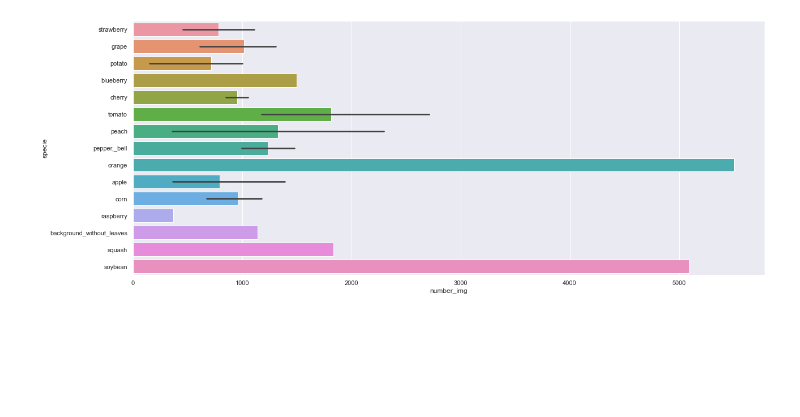
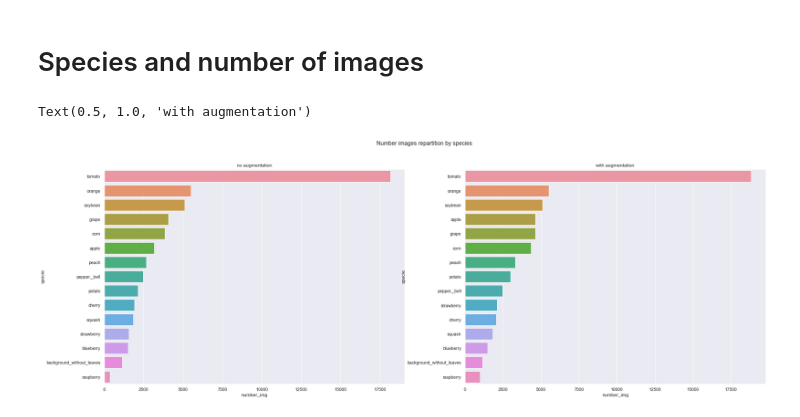
Before and after one commit to owalid/leaf-valley, a Jupyter notebook: data_viz/directory_viz.ipynb, the cells around one changed output. Cells and saved outputs as stored; diff of their text form; code cells hidden in the pictures; blank space fills up the shorter version.

```diff
--- a/data_viz/directory_viz.ipynb
+++ b/data_viz/directory_viz.ipynb
@@ -32,6 +38,22 @@ display(df_no_augmentation.head(2))
-# %%
-sns.set(rc={'figure.figsize':(20, 8.27)})
-ax = sns.barplot(x="number_img", y="specie", data=df_no_augmentation)
-# %% [output]
-[figure, removed]
+# %% [markdown]
+# Species and number of images
+# %%
+fig, axes = plt.subplots(1, 2, figsize=(30, 10))
+fig.suptitle('Number images repartition by species')
+
+df_no_augmentation_groupby_specie = df_no_augmentation.groupby(by='specie').sum()
+df_no_augmentation_groupby_specie.reset_index(inplace=True)
+
+df_augmentation_groupby_specie = df_augmentation.groupby(by='specie').sum()
+df_augmentation_groupby_specie.reset_index(inplace=True)
+
+
+sns.barplot(ax=axes[0], x="number_img", y="specie", data=df_no_augmentation_groupby_specie, order=df_no_augmentation_groupby_specie.sort_values('number_img', ascending=False).specie)
+sns.barplot(ax=axes[1], x="number_img", y="specie", data=df_augmentation_groupby_specie, order=df_augmentation_groupby_specie.sort_values('number_img', ascending=False).specie)
+
+axes[0].set_title('no augmentation')
+axes[1].set_title('with augmentation')
+# %% [output]
+Text(0.5, 1.0, 'with augmentation')
+[figure, added]
 # %%
```
Also changed, not shown: parts of 11 cells of this notebook.
